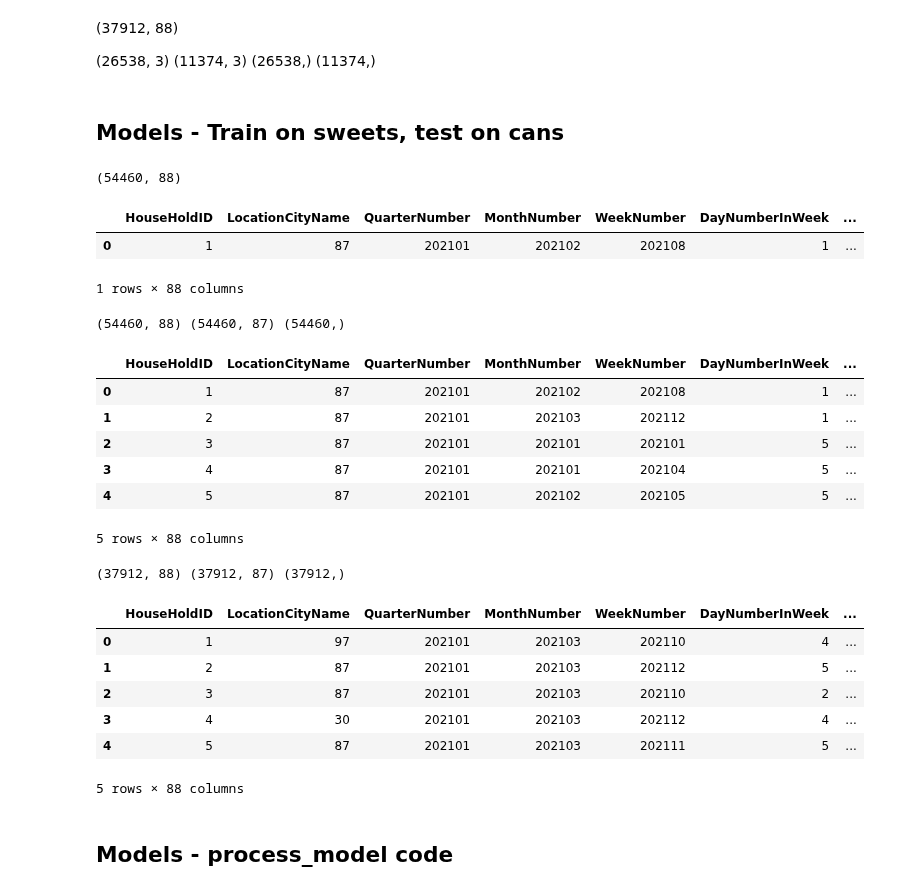
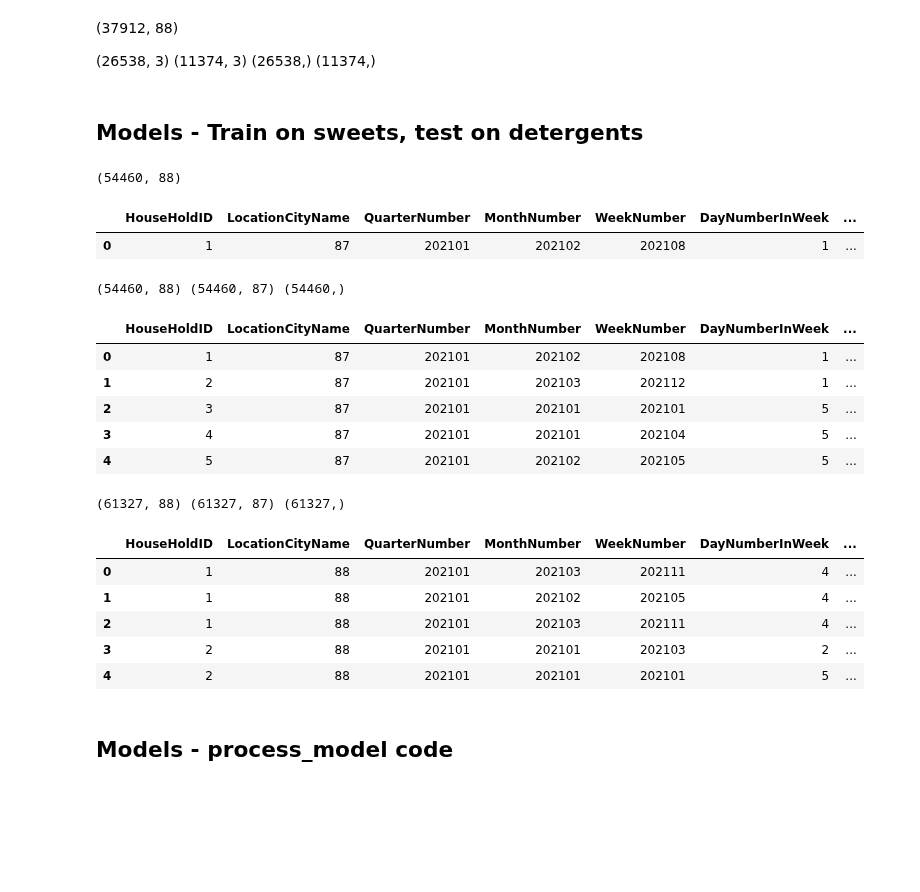
Before and after one commit to DanielKorenDataScience/ClassificationProject, a Jupyter notebook: Classification_Project_Shufersal_Detergents.ipynb, the cells around one changed output. Cells and saved outputs as stored; diff of their text form; code cells hidden in the pictures; blank space fills up the shorter version.

```diff
--- a/Classification_Project_Shufersal_Detergents.ipynb
+++ b/Classification_Project_Shufersal_Detergents.ipynb
@@ -21,6 +21,7 @@ d = display
 To run the raw section, one must load Sweets_ver2.csv to local google drive and change the next line to True
 # %%
 id = ''  # name of result file
+prefix = 'Shufersal_Detergents'
 
 RAW = True
 DIFF = True
@@ -169,5 +171,5 @@ if RAW:
 # %%
 if RAW:
-  df = pd.read_csv('Shufersal_cans.csv', index_col=False)
+  df = pd.read_csv(prefix + '.csv', index_col=False)
   p(df.shape)
 # %% [output]
@@ -316,7 +318,7 @@ if RAW:
 5 rows × 88 columns
 # %%
 #if not RAW: - so not to use df_ratio
-df = pd.read_csv('Shufersal_cans_with_diff.csv', encoding='ISO-8859-8')
+df = pd.read_csv(prefix + '_with_diff.csv', encoding='ISO-8859-8')
 p(df.shape)
 d(df.head())
 # %% [output]
@@ -380,10 +385,11 @@ if ONLY_PRICE:
 
 (26538, 3) (11374, 3) (26538,) (11374,)
 # %% [markdown]
-## Models - Train on sweets, test on cans
+## Models - Train on sweets, test on detergents
 # %%
-if RAW and DIFF:
-  get_raw('Shufersal_with_diff')
+SWEETS = True
+if SWEETS:
+  get_raw('Shufersal_with_diff.csv')
   df = pd.read_csv('Shufersal_with_diff.csv', index_col=False)
   p(df.shape)
   d(df.head(1))
@@ -391,14 +397,14 @@ if RAW and DIFF:
 (54460, 88)
 |  | HouseHoldID | LocationCityName | QuarterNumber | MonthNumber | WeekNumber | DayNumberInWeek | ... |
 | 0 | 1 | 87 | 202101 | 202102 | 202108 | 1 | ... |
-1 rows × 88 columns
 # %%
-df_sweets = pd.read_csv('Shufersal_with_diff.csv', index_col=False)
-X_train = df_sweets.drop('CorrelateItemStatusCode', axis=1)
-y_train = df_sweets.CorrelateItemStatusCode.astype(int)
+if SWEETS:
+  df_sweets = pd.read_csv('Shufersal_with_diff.csv', index_col=False)
+  X_train = df_sweets.drop('CorrelateItemStatusCode', axis=1)
+  y_train = df_sweets.CorrelateItemStatusCode.astype(int)
 
-p(df_sweets.shape, X_train.shape, y_train.shape)
-d(df_sweets.head())
+  p(df_sweets.shape, X_train.shape, y_train.shape)
+  d(df_sweets.head())
 # %% [output]
 (54460, 88) (54460, 87) (54460,)
 |  | HouseHoldID | LocationCityName | QuarterNumber | MonthNumber | WeekNumber | DayNumberInWeek | ... |
@@ -407,25 +413,24 @@ d(df_sweets.head())
 | 2 | 3 | 87 | 202101 | 202101 | 202101 | 5 | ... |
 | 3 | 4 | 87 | 202101 | 202101 | 202104 | 5 | ... |
 | 4 | 5 | 87 | 202101 | 202102 | 202105 | 5 | ... |
-5 rows × 88 columns
 # %%
-df_cans = pd.read_csv('Shufersal_cans_with_diff.csv', index_col=False)
-X_test = df_cans.drop('CorrelateItemStatusCode', axis=1)
-y_test = df_cans.CorrelateItemStatusCode.astype(int)
+if SWEETS:
+  df_cans = pd.read_csv(prefix + '_with_diff.csv', index_col=False)
+  X_test = df_cans.drop('CorrelateItemStatusCode', axis=1)
+  y_test = df_cans.CorrelateItemStatusCode.astype(int)
 
-p(df_cans.shape, X_test.shape, y_test.shape)
-d(df_cans.head())
+  p(df_cans.shape, X_test.shape, y_test.shape)
+  d(df_cans.head())
 
-id = 'train_sweet_pred_cans'
+  id = 'train_sweet_pred_detergents'
 # %% [output]
-(37912, 88) (37912, 87) (37912,)
+(61327, 88) (61327, 87) (61327,)
 |  | HouseHoldID | LocationCityName | QuarterNumber | MonthNumber | WeekNumber | DayNumberInWeek | ... |
-| 0 | 1 | 97 | 202101 | 202103 | 202110 | 4 | ... |
-| 1 | 2 | 87 | 202101 | 202103 | 202112 | 5 | ... |
-| 2 | 3 | 87 | 202101 | 202103 | 202110 | 2 | ... |
-| 3 | 4 | 30 | 202101 | 202103 | 202112 | 4 | ... |
-| 4 | 5 | 87 | 202101 | 202103 | 202111 | 5 | ... |
+| 0 | 1 | 88 | 202101 | 202103 | 202111 | 4 | ... |
+| 1 | 1 | 88 | 202101 | 202102 | 202105 | 4 | ... |
+| 2 | 1 | 88 | 202101 | 202103 | 202111 | 4 | ... |
+| 3 | 2 | 88 | 202101 | 202101 | 202103 | 2 | ... |
+| 4 | 2 | 88 | 202101 | 202101 | 202101 | 5 | ... |
-5 rows × 88 columns
 # %% [markdown]
 
 ## Models - process_model code
```
Also changed, not shown: parts of 20 cells of this notebook.
